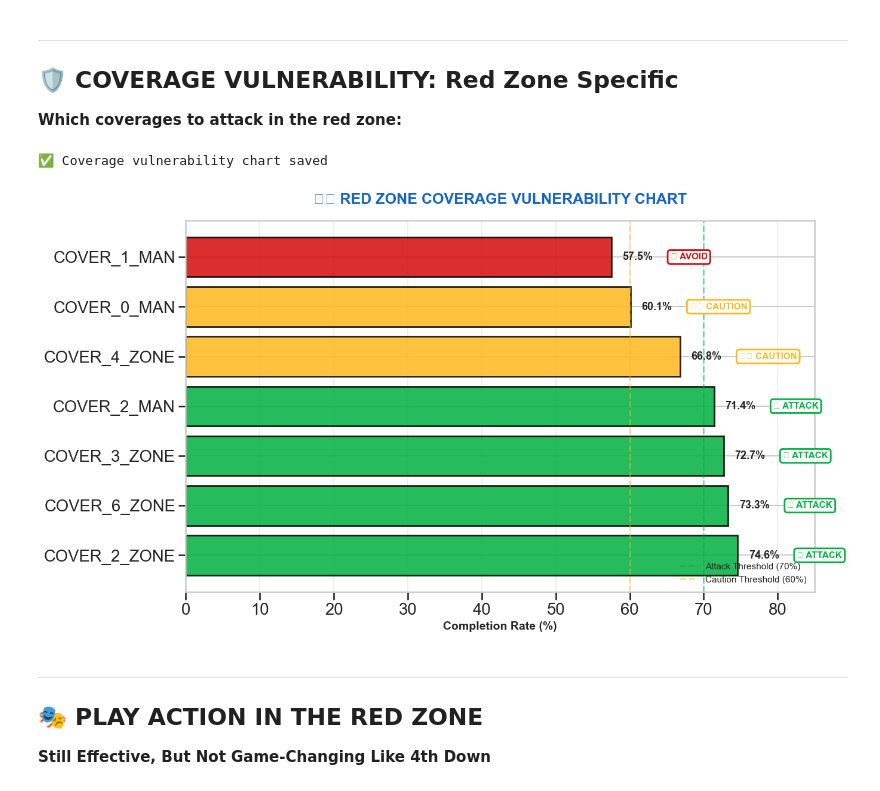
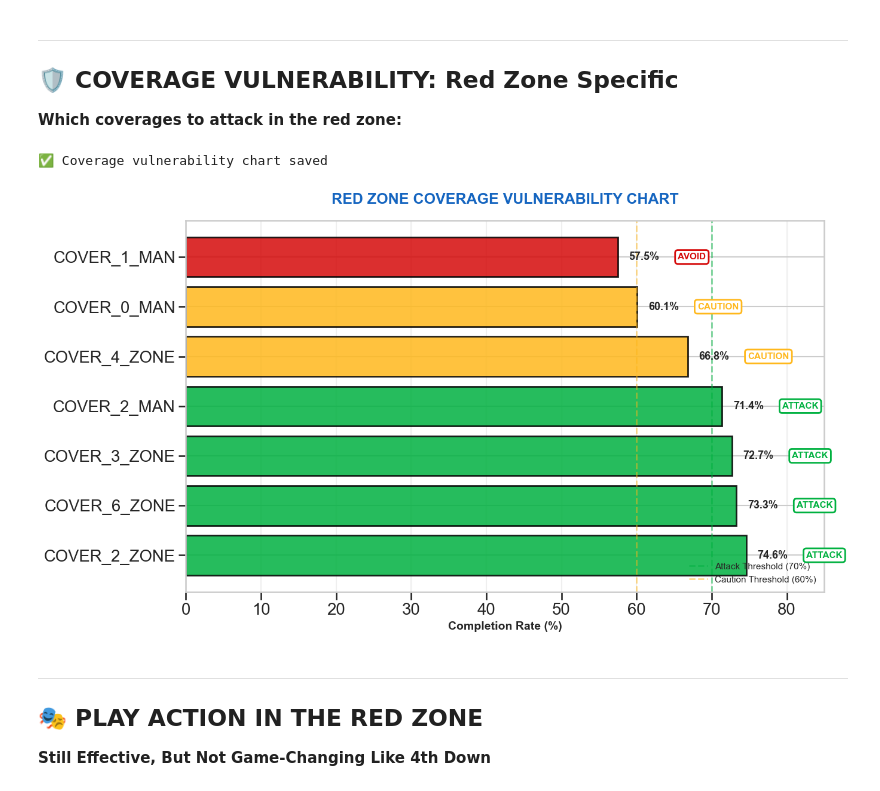
Before and after one commit to JZembower/NFL-Big-Data-Bowl-2026-Analytics-Challenge, a Jupyter notebook: specific analysis/Redzone.ipynb, the cells around one changed output. Saved outputs shown, nothing was run; the diff lists cells and outputs as text; code cells hidden in the pictures.

```diff
--- a/specific analysis/Redzone.ipynb
+++ b/specific analysis/Redzone.ipynb
@@ -405,40 +400,40 @@ for i, (bar, val) in enumerate(zip(bars, comp_rates)):
 
     # Recommendation
     if val >= 70:
-        rec = '✅ ATTACK'
+        rec = 'ATTACK'
         color = '#00B140'
     elif val >= 60:
-        rec = '⚠️ CAUTION'
+        rec = 'CAUTION'
         color = '#FFB81C'
     else:
-        rec = '❌ AVOID'
+        rec = 'AVOID'
         color = '#D50A0A'
 
     ax.text(val + 8, i, rec,
             va='center', ha='left', fontsize=11, weight='bold',
             color=color,
             bbox=dict(boxstyle='round', facecolor='white',
                      edgecolor=color, linewidth=2))
 
 # Styling
 ax.set_xlabel('Completion Rate (%)', fontsize=14, weight='bold')
-ax.set_title('🛡️ RED ZONE COVERAGE VULNERABILITY CHART',
+ax.set_title('RED ZONE COVERAGE VULNERABILITY CHART',
              fontsize=18, weight='bold', pad=20, color='#1565C0')
 ax.set_xlim(0, 85)
 ax.grid(axis='x', alpha=0.3)
 
 # Add vertical threshold lines
 ax.axvline(70, color='#00B140', linewidth=2, linestyle='--', alpha=0.5, label='Attack Threshold (70%)')
 ax.axvline(60, color='#FFB81C', linewidth=2, linestyle='--', alpha=0.5, label='Caution Threshold (60%)')
 ax.legend(loc='lower right', fontsize=11)
 
 plt.tight_layout()
 plt.savefig(dir/ 'red_zone_coverage_vulnerability.png', dpi=300, bbox_inches='tight')
 print('✅ Coverage vulnerability chart saved')
 plt.show()
 # %% [output]
 ✅ Coverage vulnerability chart saved
-[figure, old version]
+[figure, new version]
 # %% [markdown]
 ---
 
```
Also changed, not shown: parts of 4 cells of this notebook, 5 other files.
